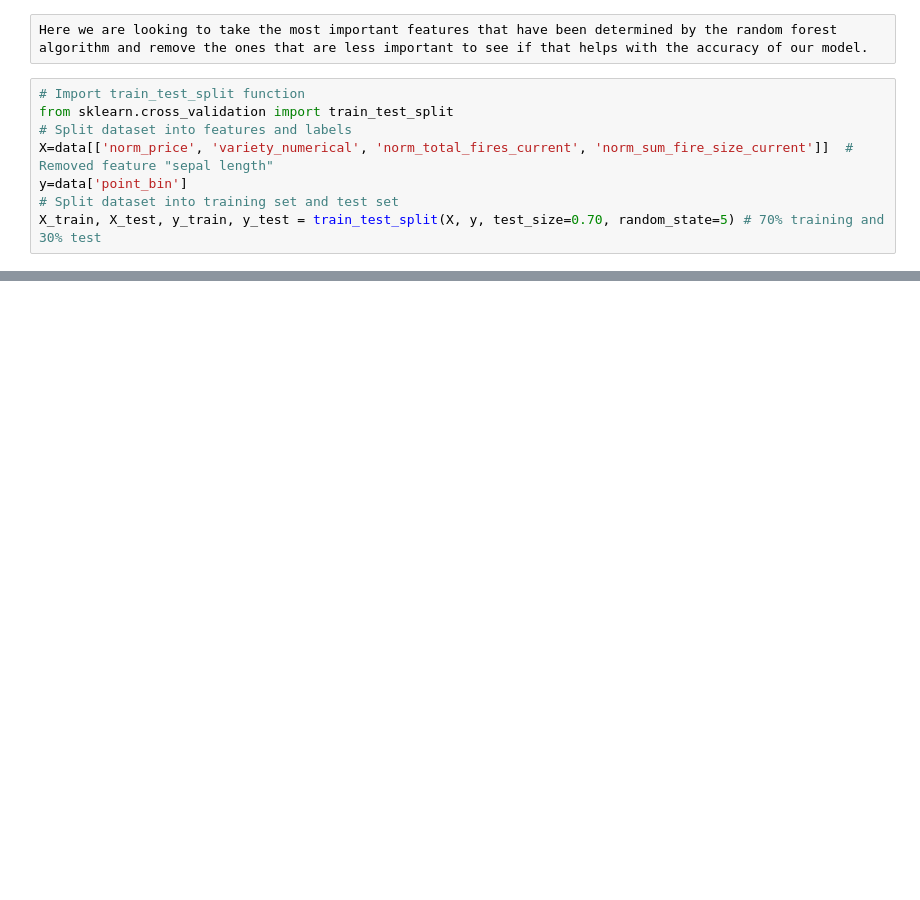
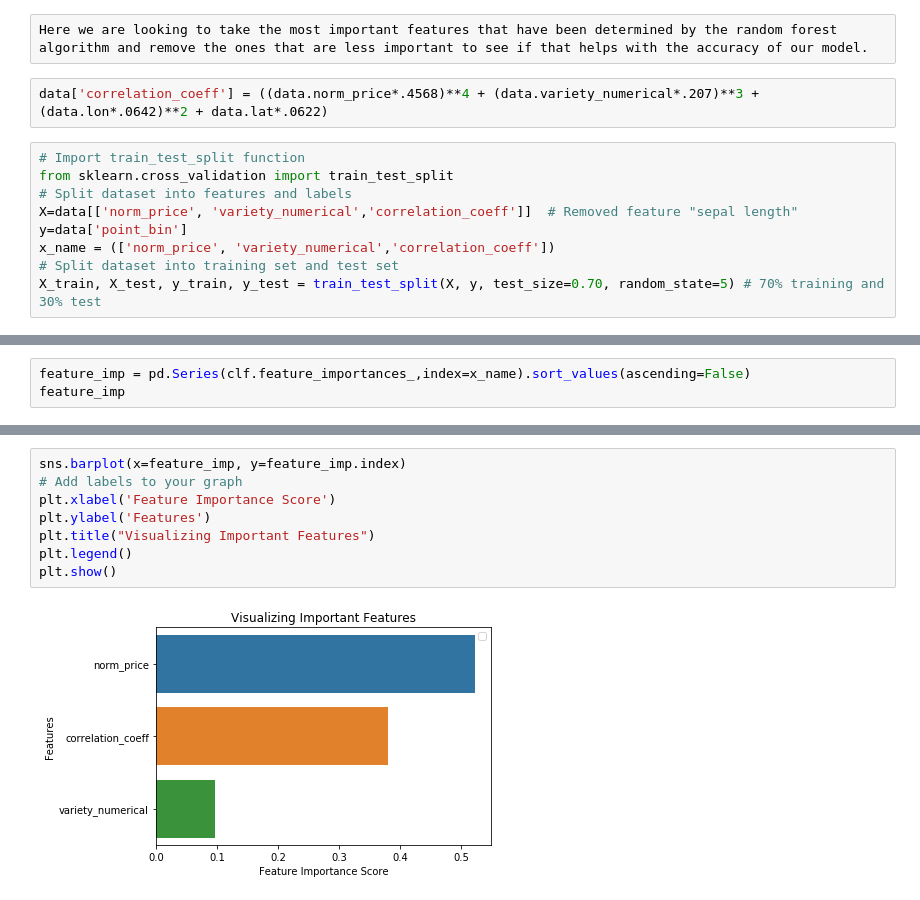
Before and after one commit to jems2019/CMPE257, a Jupyter notebook: Random_forest/Randfom_forest.ipynb, the cells around one changed output, grey strips where cells are left out. Cells and saved outputs as stored; diff of their text form; blank space fills up the shorter version.

```diff
--- a/Random_forest/Randfom_forest.ipynb
+++ b/Random_forest/Randfom_forest.ipynb
@@ -108,11 +137,14 @@ plt.show()
 # %% [raw]
 Here we are looking to take the most important features that have been determined by the random forest algorithm and remove the ones that are less important to see if that helps with the accuracy of our model.
+# %%
+data['correlation_coeff'] = ((data.norm_price*.4568)**4 + (data.variety_numerical*.207)**3 + (data.lon*.0642)**2 + data.lat*.0622)
 # %%
 # Import train_test_split function
 from sklearn.cross_validation import train_test_split
 # Split dataset into features and labels
-X=data[['norm_price', 'variety_numerical', 'norm_total_fires_current', 'norm_sum_fire_size_current']]  # Removed feature "sepal length"
+X=data[['norm_price', 'variety_numerical','correlation_coeff']]  # Removed feature "sepal length"
 y=data['point_bin']
+x_name = (['norm_price', 'variety_numerical','correlation_coeff'])
 # Split dataset into training set and test set
 X_train, X_test, y_train, y_test = train_test_split(X, y, test_size=0.70, random_state=5) # 70% training and 30% test
 # %%
@@ -132,0 +165,3 @@ print("Accuracy:",metrics.accuracy_score(y_test, y_pred))
+# %%
+feature_imp = pd.Series(clf.feature_importances_,index=x_name).sort_values(ascending=False)
+feature_imp
@@ -132,0 +188,10 @@ print("Accuracy:",metrics.accuracy_score(y_test, y_pred))
+# %%
+sns.barplot(x=feature_imp, y=feature_imp.index)
+# Add labels to your graph
+plt.xlabel('Feature Importance Score')
+plt.ylabel('Features')
+plt.title("Visualizing Important Features")
+plt.legend()
+plt.show()
+# %% [output]
+[figure, added]
```
Also changed, not shown: parts of 13 cells of this notebook, 1 other file.
